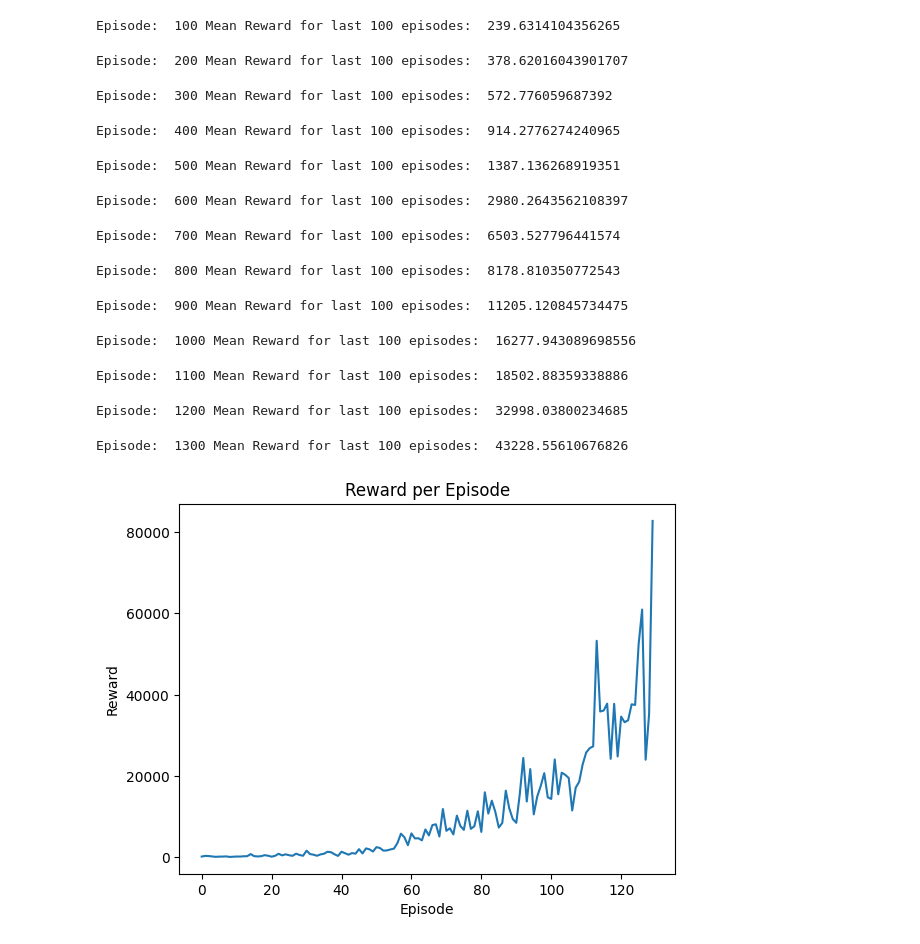
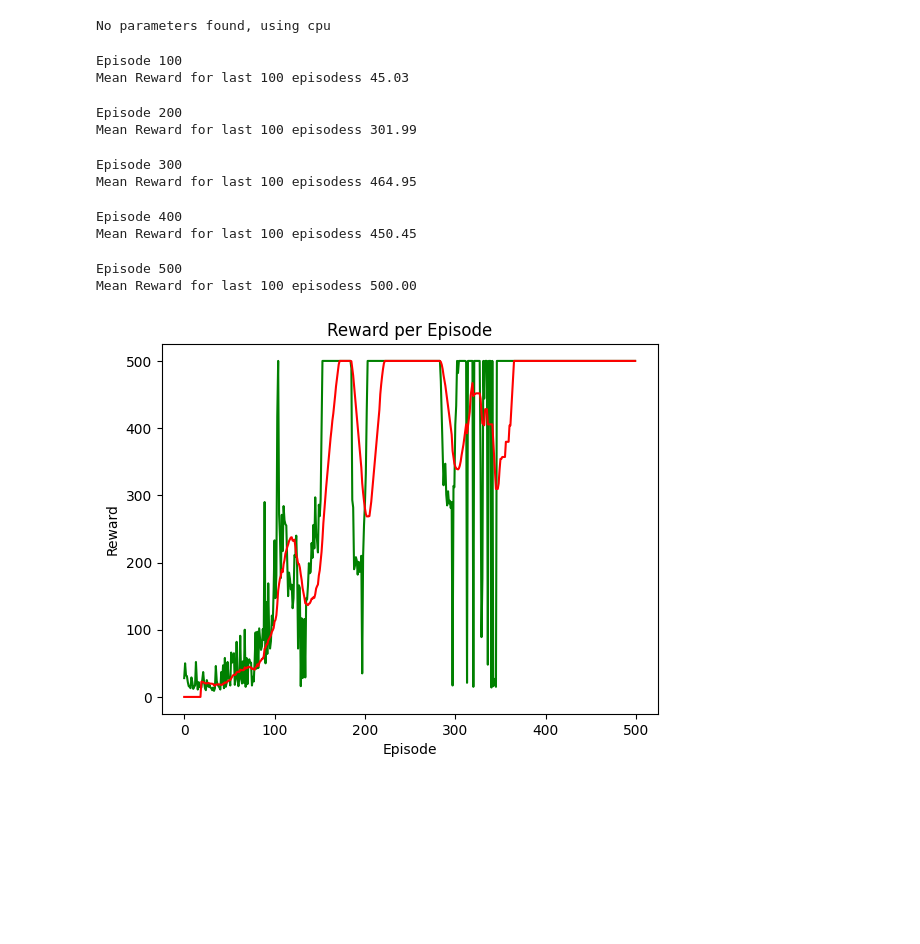
Before and after one commit to cybershiptrooper/rl-algos-from-scratch, a Jupyter notebook: run_model.ipynb, the cells around one changed output. Saved outputs shown, nothing was run; the diff lists cells and outputs as text; code cells hidden in the pictures; blank space fills up the shorter version.

```diff
--- a/run_model.ipynb
+++ b/run_model.ipynb
@@ -5,25 +4,23 @@ from utils.hyperparams import *
 # %%
 env = make_env("cartpole")
 seed_everything(env)
-model = make_model("reinforce", env)
+model = make_model("a2c", env)
 config = Base_Config({
     # edit config here
 })
-rewards, losses, durations = model.train(env)
-plot_reward(rewards)
+rewards, losses = model.train(env)
+plot_rewards(rewards)
 env.close()
 # %% [output]
-Episode:  100 Mean Reward for last 100 episodes:  239.6314104356265
+No parameters found, using cpu
-Episode:  200 Mean Reward for last 100 episodes:  378.62016043901707
+Episode 100
+Mean Reward for last 100 episodess 45.03
-Episode:  300 Mean Reward for last 100 episodes:  572.776059687392
+Episode 200
+Mean Reward for last 100 episodess 301.99
-Episode:  400 Mean Reward for last 100 episodes:  914.2776274240965
+Episode 300
+Mean Reward for last 100 episodess 464.95
-Episode:  500 Mean Reward for last 100 episodes:  1387.136268919351
+Episode 400
+Mean Reward for last 100 episodess 450.45
-Episode:  600 Mean Reward for last 100 episodes:  2980.2643562108397
+Episode 500
+Mean Reward for last 100 episodess 500.00
-Episode:  700 Mean Reward for last 100 episodes:  6503.527796441574
-Episode:  800 Mean Reward for last 100 episodes:  8178.810350772543
-Episode:  900 Mean Reward for last 100 episodes:  11205.120845734475
-Episode:  1000 Mean Reward for last 100 episodes:  16277.943089698556
-Episode:  1100 Mean Reward for last 100 episodes:  18502.88359338886
-Episode:  1200 Mean Reward for last 100 episodes:  32998.03800234685
-Episode:  1300 Mean Reward for last 100 episodes:  43228.55610676826
-[figure, old version]
+[figure, new version]
```
Also changed, not shown: parts of 1 cell of this notebook, 5 other files.
